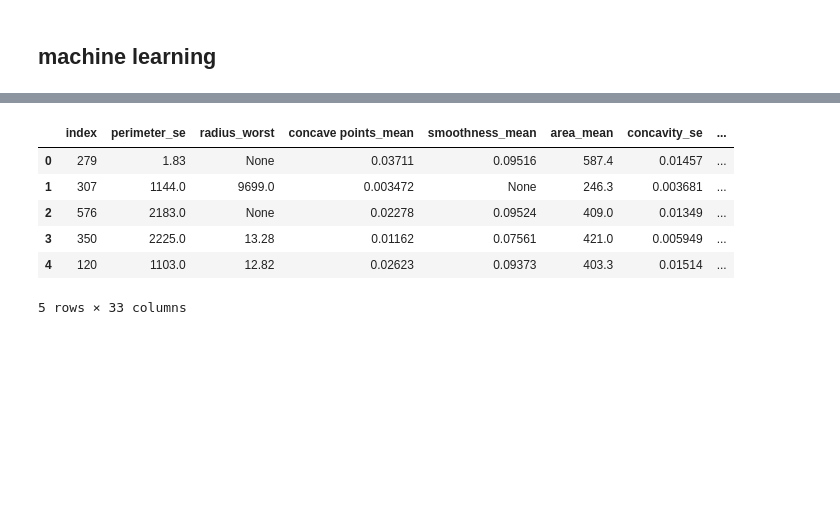
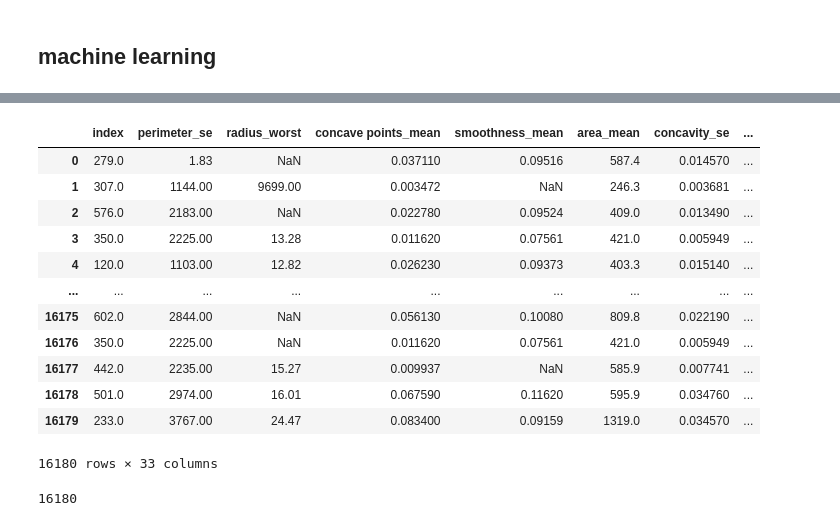
Before and after one commit to niconomist98/BreastCancerClassml, a Jupyter notebook: notebooks/pruebas.ipynb, the cells around one changed output, grey strips where cells are left out. Cells and saved outputs as stored; diff of their text form; code cells hidden in the pictures; blank space fills up the shorter version.

```diff
--- a/notebooks/pruebas.ipynb
+++ b/notebooks/pruebas.ipynb
@@ -33,10 +56,20 @@ data=pd.read_parquet('../data/interim/BreastCancer.parquet',engine='pyarrow')
 # %%
-data.head()
+data
 # %% [output]
 |  | index | perimeter_se | radius_worst | concave points_mean | smoothness_mean | area_mean | concavity_se | ... |
-| 0 | 279 | 1.83 | None | 0.03711 | 0.09516 | 587.4 | 0.01457 | ... |
-| 1 | 307 | 1144.0 | 9699.0 | 0.003472 | None | 246.3 | 0.003681 | ... |
-| 2 | 576 | 2183.0 | None | 0.02278 | 0.09524 | 409.0 | 0.01349 | ... |
-| 3 | 350 | 2225.0 | 13.28 | 0.01162 | 0.07561 | 421.0 | 0.005949 | ... |
-| 4 | 120 | 1103.0 | 12.82 | 0.02623 | 0.09373 | 403.3 | 0.01514 | ... |
+| 0 | 279.0 | 1.83 | NaN | 0.037110 | 0.09516 | 587.4 | 0.014570 | ... |
+| 1 | 307.0 | 1144.00 | 9699.00 | 0.003472 | NaN | 246.3 | 0.003681 | ... |
+| 2 | 576.0 | 2183.00 | NaN | 0.022780 | 0.09524 | 409.0 | 0.013490 | ... |
+| 3 | 350.0 | 2225.00 | 13.28 | 0.011620 | 0.07561 | 421.0 | 0.005949 | ... |
+| 4 | 120.0 | 1103.00 | 12.82 | 0.026230 | 0.09373 | 403.3 | 0.015140 | ... |
+| ... | ... | ... | ... | ... | ... | ... | ... | ... |
+| 16175 | 602.0 | 2844.00 | NaN | 0.056130 | 0.10080 | 809.8 | 0.022190 | ... |
+| 16176 | 350.0 | 2225.00 | NaN | 0.011620 | 0.07561 | 421.0 | 0.005949 | ... |
+| 16177 | 442.0 | 2235.00 | 15.27 | 0.009937 | NaN | 585.9 | 0.007741 | ... |
+| 16178 | 501.0 | 2974.00 | 16.01 | 0.067590 | 0.11620 | 595.9 | 0.034760 | ... |
+| 16179 | 233.0 | 3767.00 | 24.47 | 0.083400 | 0.09159 | 1319.0 | 0.034570 | ... |
-5 rows × 33 columns
+16180 rows × 33 columns
+# %%
+data['index'].isnull().count()
+# %% [output]
+16180
```
Also changed, not shown: parts of 5 cells of this notebook, 3 other files.
